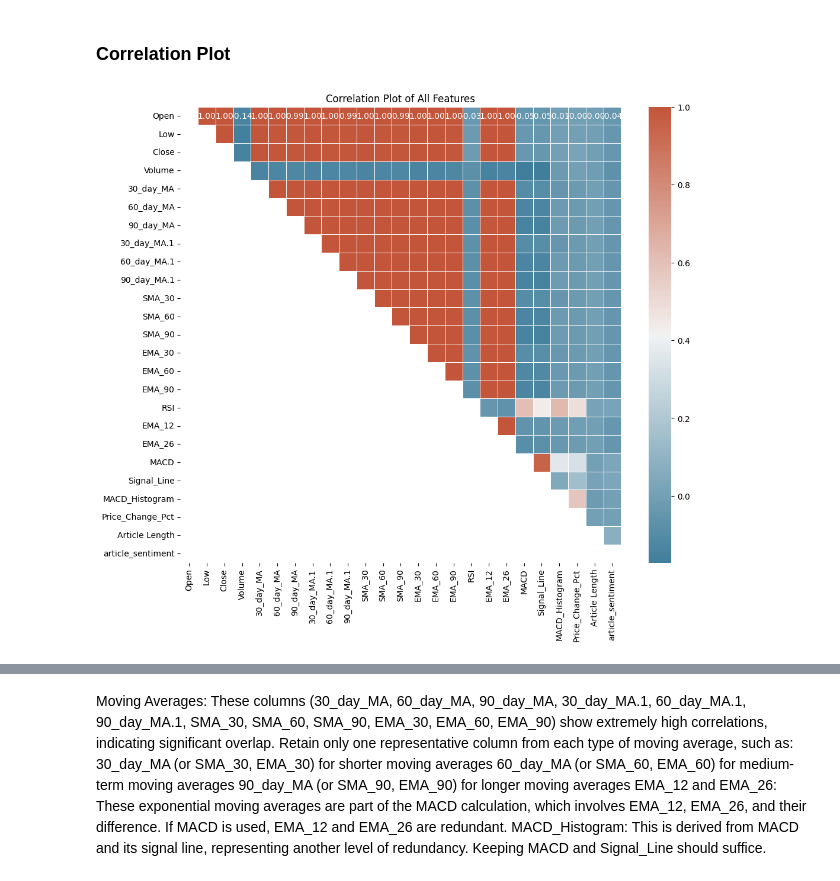
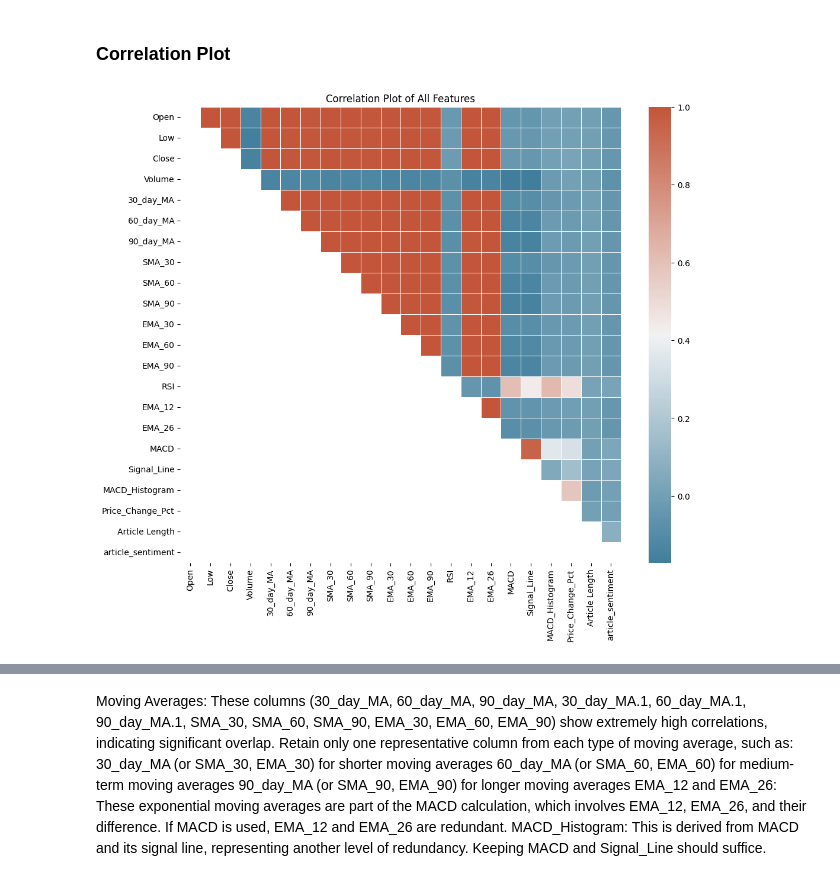
Before and after one commit to EthanFalcao/Sentiment-Analysis-in-Financial-Markets, a Jupyter notebook: 8. Feature Selection.ipynb, the cells around one changed output, grey strips where cells are left out. Drawn from its saved outputs; the diff is of its cells as text; code cells hidden in the pictures.

```diff
--- a/8. Feature Selection.ipynb
+++ b/8. Feature Selection.ipynb
@@ -45,28 +45,28 @@ df.describe()
 # %%
 import seaborn as sns
 import matplotlib.pyplot as plt
 
 df['date'] = pd.to_datetime(df['date'])
 
 df_numerical = df.select_dtypes(include=['int64', 'float64'])
 
 # Compute the correlation matrix for all numerical features in your DataFrame
 corr = df_numerical.corr()
 
 # Set up the matplotlib figure and adjust its size
 plt.figure(figsize=(12, 10))
 
-# Generate a mask for the upper triangle (otherwise this looks like the square we had above and is redundant)
+# Generate a mask for the upper triangle
 mask = np.tril(np.ones_like(corr, dtype=bool))
 
 # Create a custom diverging colormap
 cmap = sns.diverging_palette(230, 20, as_cmap=True)
 
-# Draw the heatmap
-sns.heatmap(corr, mask=mask, cmap=cmap, annot=True, fmt=".2f", linewidths=.5)
+# Draw the heatmap without annotations
+sns.heatmap(corr, mask=mask, cmap=cmap, annot=False, linewidths=.5)
 
 plt.title('Correlation Plot of All Features')
 plt.show()
 # %% [output]
-[figure, old version]
+[figure, new version]
 # %%
```
Also changed, not shown: parts of 17 cells of this notebook, 5 other files.
